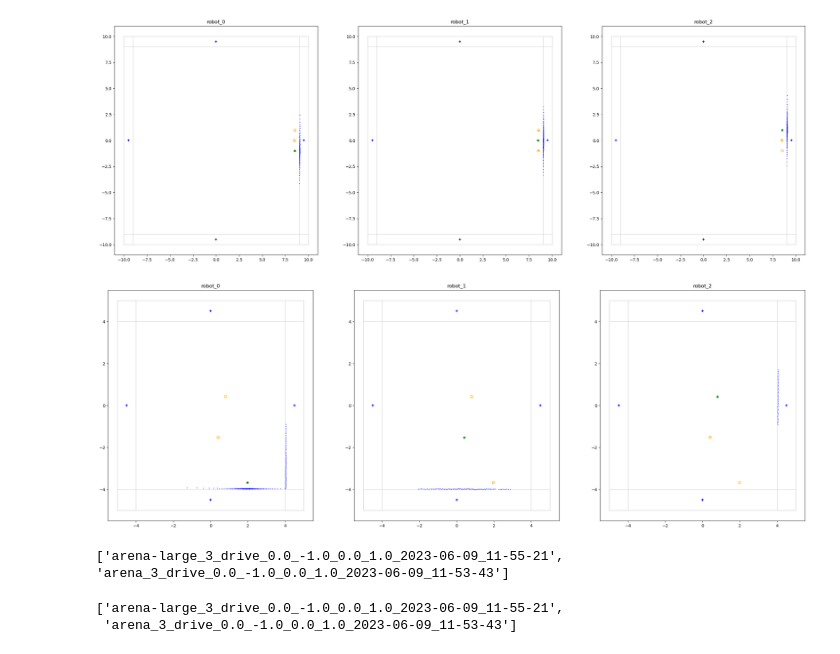
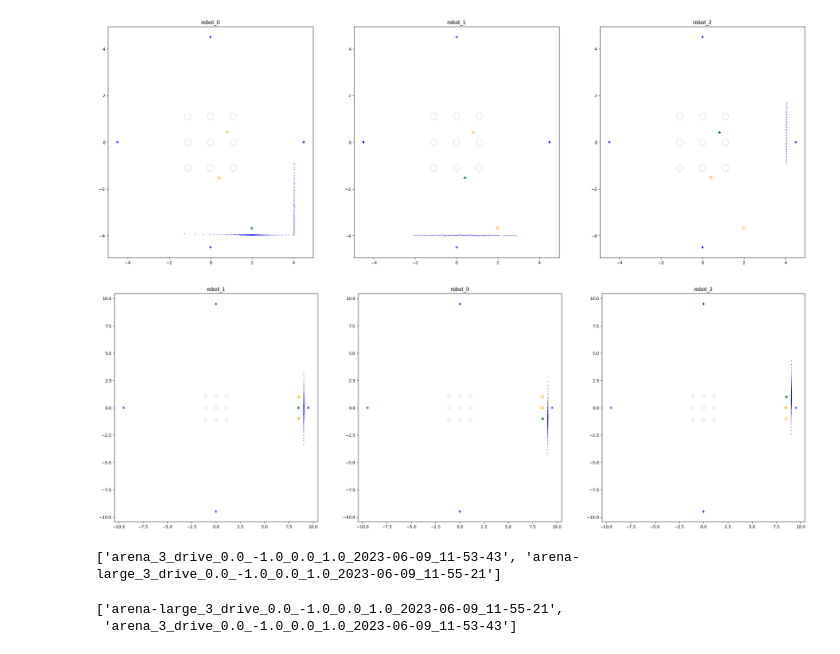
Before and after one commit to ROS2swarm/ROS2swarm-kin-detection, a Jupyter notebook: evaluation_lidar_data.ipynb, the cells around one changed output. Drawn from its saved outputs; the diff is of its cells as text; code cells hidden in the pictures.

Commit message:
added more arena visualizations; included automatic generation of folder for gif creation

```diff
--- a/evaluation_lidar_data.ipynb
+++ b/evaluation_lidar_data.ipynb
@@ -77,6 +178,18 @@ def create_plot(objects, robots, lidar, arena, r, robot, ax):
         plot_arena_corners(ax)
     elif arena == "arena-walls":
         plot_arena_walls(ax)
+    elif arena == "arena-walls-poles":
+        plot_arena_walls_poles(ax)
+    elif arena == "arena-pillars-poles":
+        plot_arena_pillars_poles(ax)
+    elif arena == "arena-pillars":
+        plot_arena_pillars(ax)
+    elif arena == "arena-poles":
+        plot_arena_poles(ax)
+    elif arena == "arena-blocks-pillars":
+        plot_arena_blocks_pillars(ax)
+    elif arena == "turtle":
+        plot_turtle(ax)
 
 
     ax.scatter(*objects.T, facecolors='blue', marker='+') # objects except ground plane
@@ -173,36 +286,36 @@ def detect_kin(robots, lidar):
 def main(idx=0):
     # get folders with rosbags / lidar data
     subfolders = [f.name for f in os.scandir('./') if f.is_dir() and f.name[:5] == 'arena']
 
     for subfolder in subfolders:
         files = glob.glob(subfolder+'/*.csv')
-        arena = subfolder.split('_')[0]
+        arena = 'turtle' #subfolder.split('_')[0]
 
         fig, axes = plt.subplots(1, 3, figsize=(30, 10))
 
         for rob, f in enumerate(files):
 
             df = pd.read_csv(f)
 
             # get robot and object positions
             objects, robots, r, angle = get_positions(df, idx)
 
             # transform lidar scans to points
             lidar = transform_lidar(df, r, angle, idx)
 
             # determine if object or kin
             lidar = detect_kin(robots, lidar)
 
             # create plot
             create_plot(objects, robots, lidar, arena, r, df['robot'][idx], axes[rob])
 
 
 if __name__ == "__main__":
 
     main(idx=40)
 # %% [output]
-[figure, old version]
+[figure, new version]
-[figure, old version]
+[figure, new version]
 # %%
 # save all plots to create a gif
 
@@ -215,6 +328,11 @@ for subfolder in subfolders:
     files = glob.glob(subfolder+'/*.csv')
     arena = subfolder.split('_')[0]
 
+    # Check whether the specified path for storing figures exists or not
+    path = "./figures/gt_figs/" + subfolder
+    isExist = os.path.exists(path)
+    if not isExist:
+        os.makedirs(path)
 
     dfs = [pd.read_csv(f) for f in files]
 
@@ -238,7 +356,7 @@ for subfolder in subfolders:
         plt.savefig("./figures/gt_figs/" + re.sub('\\\\.*$', '', files[0]) + "_%d.png" % (idx,))
         plt.close()
 # %% [output]
-['arena-large_3_drive_0.0_-1.0_0.0_1.0_2023-06-09_11-55-21', 'arena_3_drive_0.0_-1.0_0.0_1.0_2023-06-09_11-53-43']
+['arena_3_drive_0.0_-1.0_0.0_1.0_2023-06-09_11-53-43', 'arena-large_3_drive_0.0_-1.0_0.0_1.0_2023-06-09_11-55-21']
 # %%
 subfolders = [f.name for f in os.scandir('./') if f.is_dir() and f.name[:1] != '.' and f.name[:5] == 'arena']
 subfolders
```
Also changed, not shown: parts of 1 cell of this notebook.
